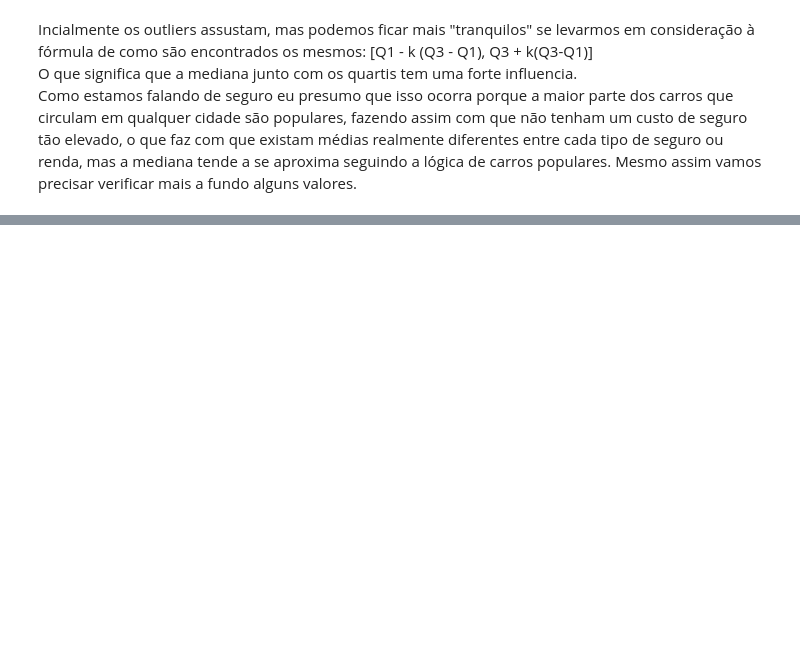
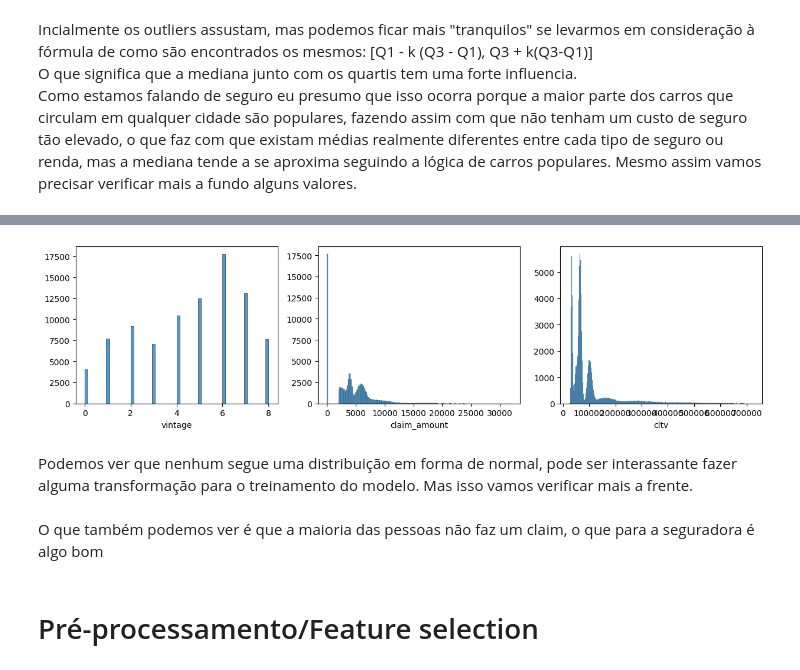
Before and after one commit to Gabriel07201/life_time_value_predictor, a Jupyter notebook: main.ipynb, the cells around one changed output, grey strips where cells are left out. Cells and saved outputs as stored; diff of their text form; code cells hidden in the pictures; blank space fills up the shorter version.

```diff
--- a/main.ipynb
+++ b/main.ipynb
@@ -168,0 +281,3 @@ Mesmo assim vamos precisar verificar mais a fundo alguns valores.
+# %%
+quantitative_labels = df[['vintage', 'claim_amount', 'cltv']]
+quantitative_labels.head()
@@ -168,0 +291,14 @@ Mesmo assim vamos precisar verificar mais a fundo alguns valores.
+# %%
+plt.figure(figsize=(15,20))
+for i, column in enumerate(quantitative_labels.columns):
+    plt.subplot(5, 3, i+1)
+    sns.histplot(quantitative_labels[column])
+    plt.ylabel('')
+# %% [output]
+[figure, added]
+# %% [markdown]
+Podemos ver que nenhum segue uma distribuição em forma de normal, pode ser interassante fazer alguma transformação para o treinamento do modelo. Mas isso vamos verificar mais a frente.
+# %% [markdown]
+O que também podemos ver é que a maioria das pessoas não faz um claim, o que para a seguradora é algo bom
+# %% [markdown]
+# Pré-processamento/Feature selection
```
Also changed, not shown: parts of 21 cells of this notebook, 1 other file.
